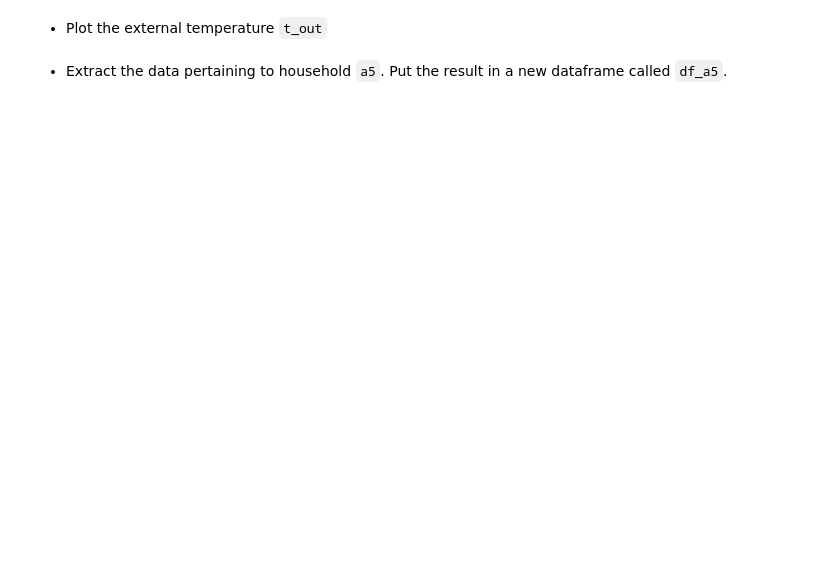
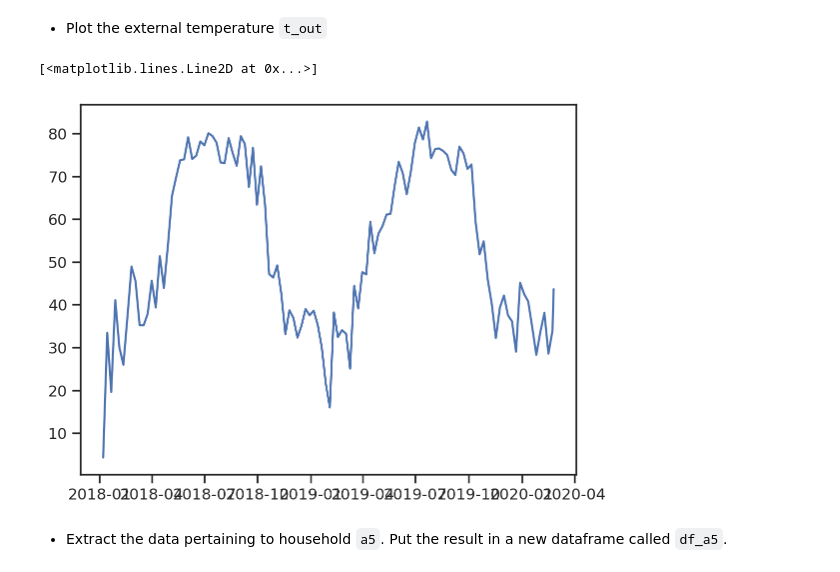
Before and after one commit to skrocket/ME239, a Jupyter notebook: lecture06/homework_06.ipynb, the cells around one changed output. Cells and saved outputs as stored; diff of their text form; code cells hidden in the pictures; blank space fills up the shorter version.

```diff
--- a/lecture06/homework_06.ipynb
+++ b/lecture06/homework_06.ipynb
@@ -93,3 +137,8 @@ df.head()
+# %%
+plt.plot(df.date, df.t_out)
+# %% [output]
+[<matplotlib.lines.Line2D at 0x...>]
+[figure, added]
 # %% [markdown]
 + Extract the data pertaining to household `a5`.
 Put the result in a new dataframe called `df_a5`.
```
Also changed, not shown: parts of 36 cells of this notebook.
